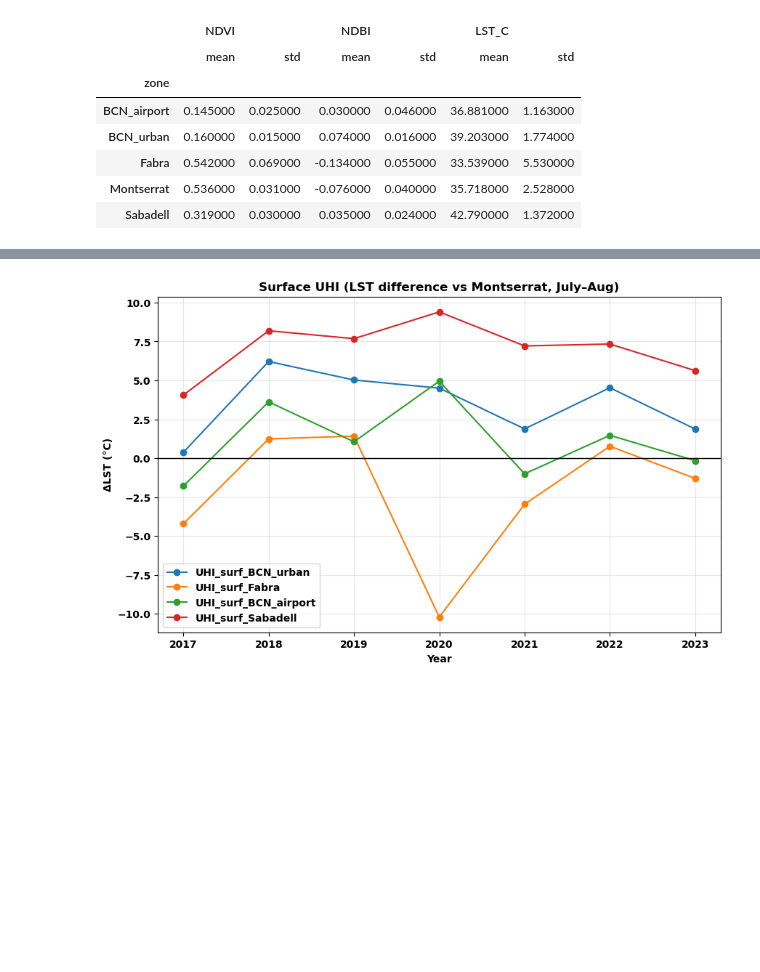
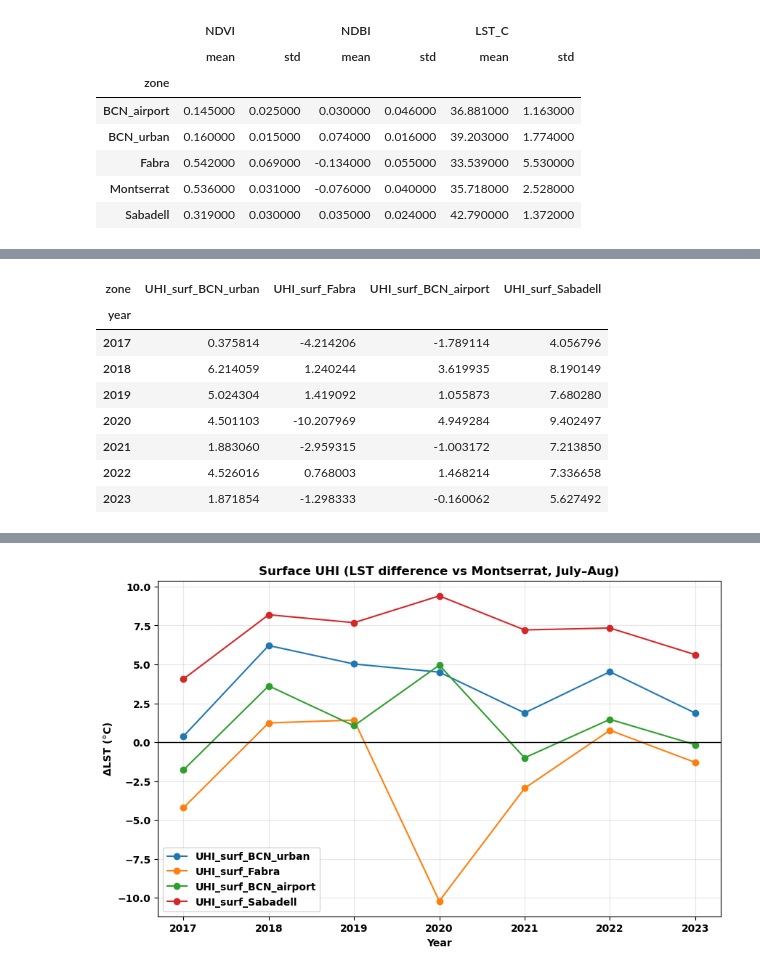
Before and after one commit to rogerespinosamorros/UHI-Barcelona, a Jupyter notebook: notebooks/uhi_satellite_ndvi_ndbi_lst.ipynb, the cells around one changed output, grey strips where cells are left out. Cells and saved outputs as stored; diff of their text form; code cells hidden in the pictures; blank space fills up the shorter version.

```diff
--- a/notebooks/uhi_satellite_ndvi_ndbi_lst.ipynb
+++ b/notebooks/uhi_satellite_ndvi_ndbi_lst.ipynb
@@ -649,3 +766,16 @@ surf_pivot
 | 2021 | 36.016611 | 38.902843 | 34.060468 | 37.019783 | 44.233633 | 1.883060 | -2.959315 | ... |
 | 2022 | 39.088112 | 42.145914 | 38.387901 | 37.619898 | 44.956556 | 4.526016 | 0.768003 | ... |
 | 2023 | 36.920216 | 38.952132 | 35.781945 | 37.080278 | 42.707770 | 1.871854 | -1.298333 | ... |
+# %%
+uhi_surf_only = surf_pivot.filter(like="UHI_surf_")
+uhi_surf_only
+# %% [output]
+| zone | UHI_surf_BCN_urban | UHI_surf_Fabra | UHI_surf_BCN_airport | UHI_surf_Sabadell |
+| year |  |  |  |  |
+| 2017 | 0.375814 | -4.214206 | -1.789114 | 4.056796 |
+| 2018 | 6.214059 | 1.240244 | 3.619935 | 8.190149 |
+| 2019 | 5.024304 | 1.419092 | 1.055873 | 7.680280 |
+| 2020 | 4.501103 | -10.207969 | 4.949284 | 9.402497 |
+| 2021 | 1.883060 | -2.959315 | -1.003172 | 7.213850 |
+| 2022 | 4.526016 | 0.768003 | 1.468214 | 7.336658 |
+| 2023 | 1.871854 | -1.298333 | -0.160062 | 5.627492 |
```
Also changed, not shown: parts of 8 cells of this notebook, 18 other files.
